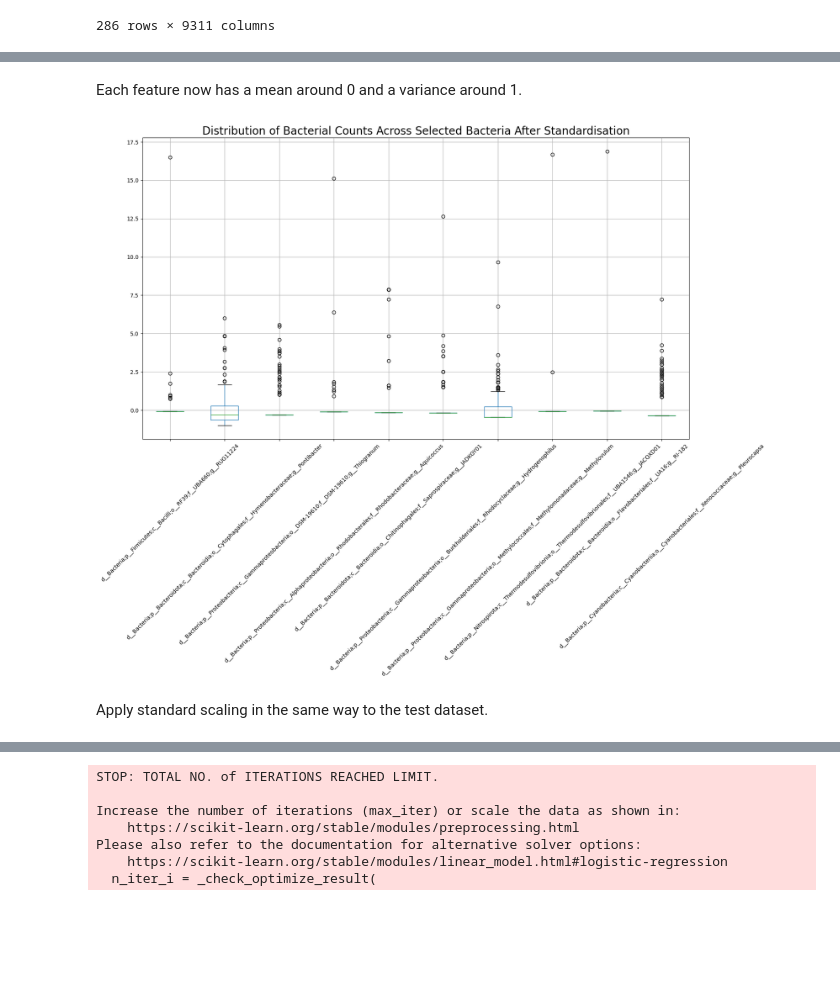
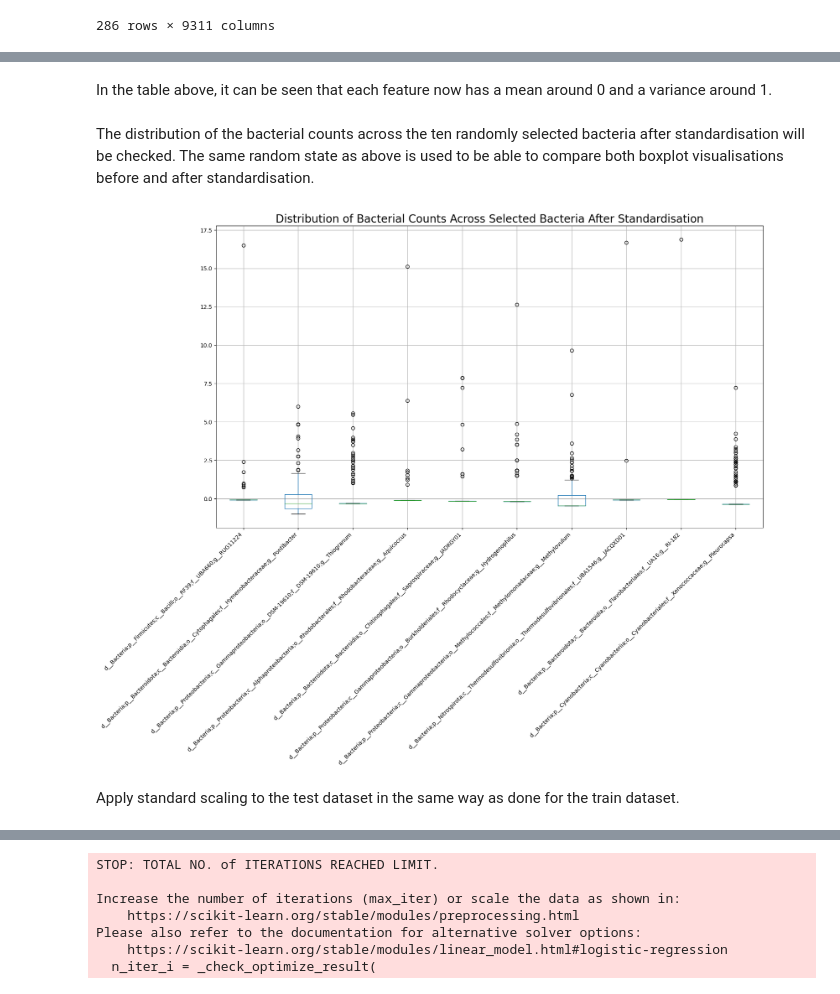
Before and after one commit to MGS-dot/LSA-project, a Jupyter notebook: machine-learning-3.ipynb, the cells around one changed output, grey strips where cells are left out. Saved outputs shown, nothing was run; the diff lists cells and outputs as text; code cells hidden in the pictures; blank space fills up the shorter version.

```diff
--- a/machine-learning-3.ipynb
+++ b/machine-learning-3.ipynb
@@ -279,14 +283,16 @@ train_X_filtered_std.describe()
 # %% [markdown]
-Each feature now has a mean around 0 and a variance around 1.
+In the table above, it can be seen that each feature now has a mean around 0 and a variance around 1.
+# %% [markdown]
+The distribution of the bacterial counts across the ten randomly selected bacteria after standardisation will be checked. The same random state as above is used to be able to compare both boxplot visualisations before and after standardisation.
 # %%
 plt.figure(figsize=(18,10))
 plt.title('Distribution of Bacterial Counts Across Selected Bacteria After Standardisation', fontsize = 20)
 train_X_filtered_std.sample(10, axis="columns", random_state = 10).boxplot()
-plt.xticks(rotation=45)
+plt.xticks(rotation=45, ha = 'right')
 plt.show()
 # %% [output]
-[figure, old version]
+[figure, new version]
 # %% [markdown]
-Apply standard scaling in the same way to the test dataset.
+Apply standard scaling to the test dataset in the same way as done for the train dataset.
 # %%
 test_X_filtered_std = pd.DataFrame(scaler_std.transform(test_X_filtered),columns=test_X_filtered.columns)
```
Also changed, not shown: parts of 31 cells of this notebook.
